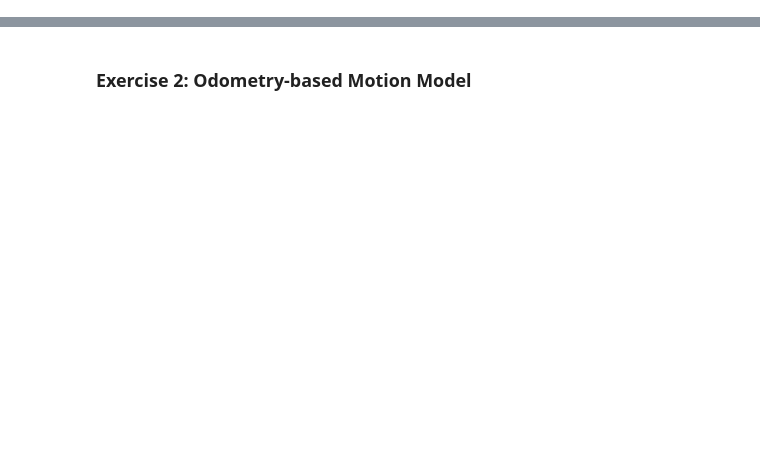
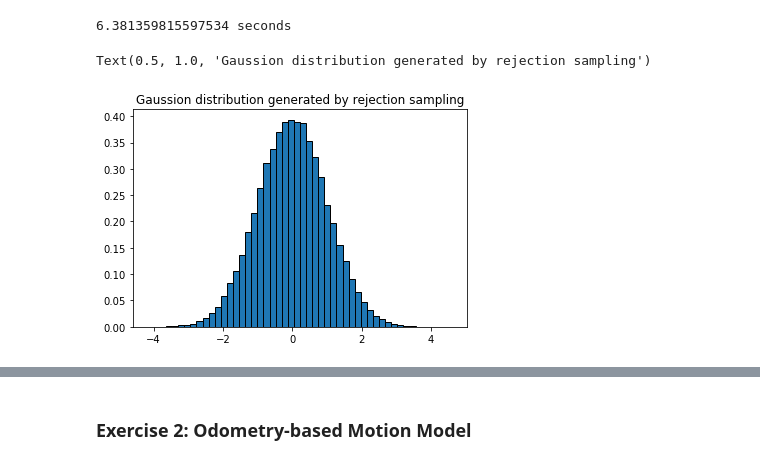
Before and after one commit to Jingogo/Solutions_Introdcution_to_Mobile_Robotics, a Jupyter notebook: solution_sheet5/solution5.ipynb, the cells around one changed output, grey strips where cells are left out. Cells and saved outputs as stored; diff of their text form; code cells hidden in the pictures; blank space fills up the shorter version.

```diff
--- a/solution_sheet5/solution5.ipynb
+++ b/solution_sheet5/solution5.ipynb
@@ -43,11 +48,15 @@ plt.title("Gaussion distribution generated by normal sampling")
 # %%
 start_time = time.time()
-samples = [sample_gaussian_rejection(mean, std_dev) for i in range(num_samples+1)]
+samples = [sample_gaussian_rejection(mean, std_dev) for i in range(num_samples)]
 print(time.time() - start_time, "seconds")
 
 plt.figure()
 n, bins, patchs = plt.hist(samples,bins = 50, density = True, edgecolor = 'black')
 plt.title("Gaussion distribution generated by rejection sampling")
+# %% [output]
+6.381359815597534 seconds
+Text(0.5, 1.0, 'Gaussion distribution generated by rejection sampling')
+[figure, added]
 # %%
 # Box-Mullerstart_time = time.time()
 start_time = time.time()
```
Also changed, not shown: parts of 7 cells of this notebook.
